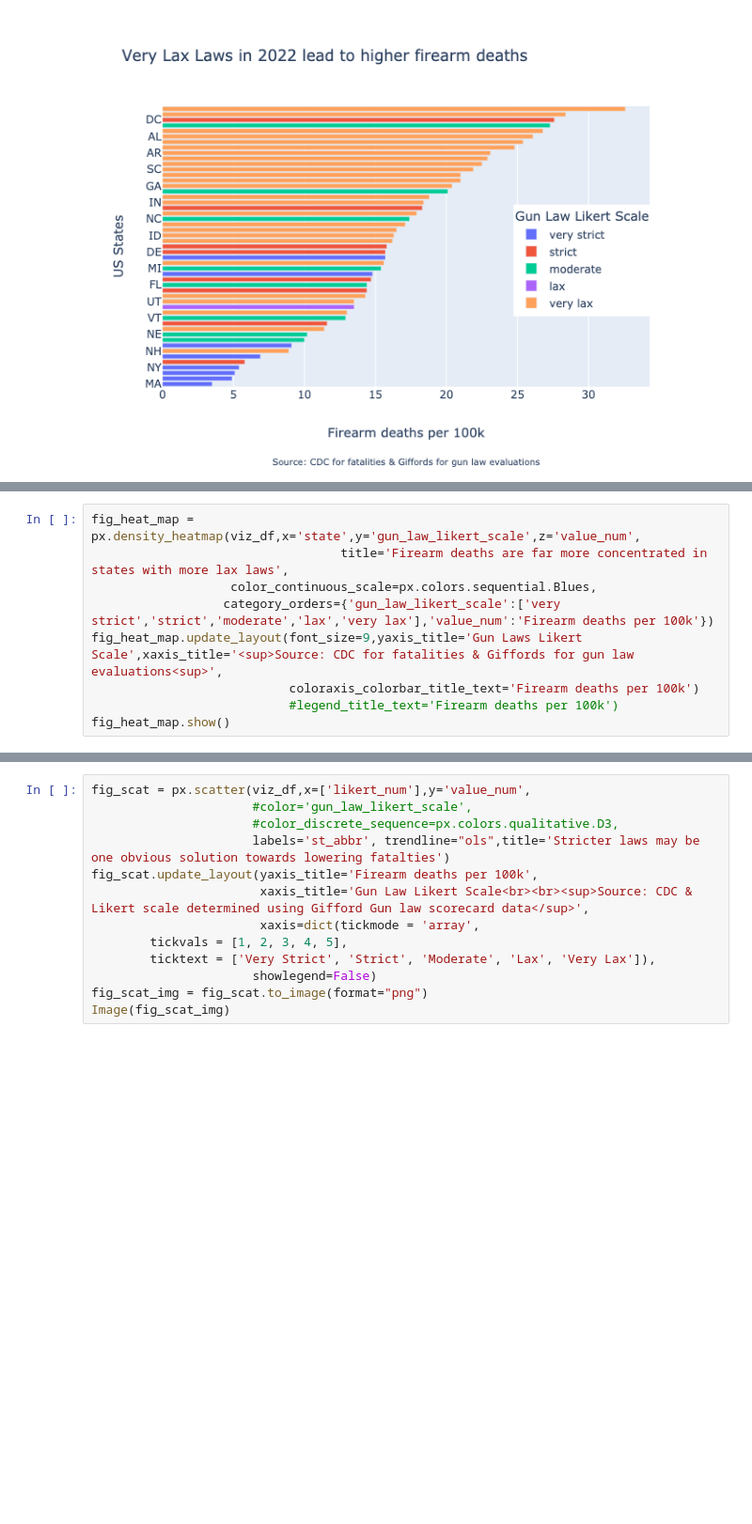
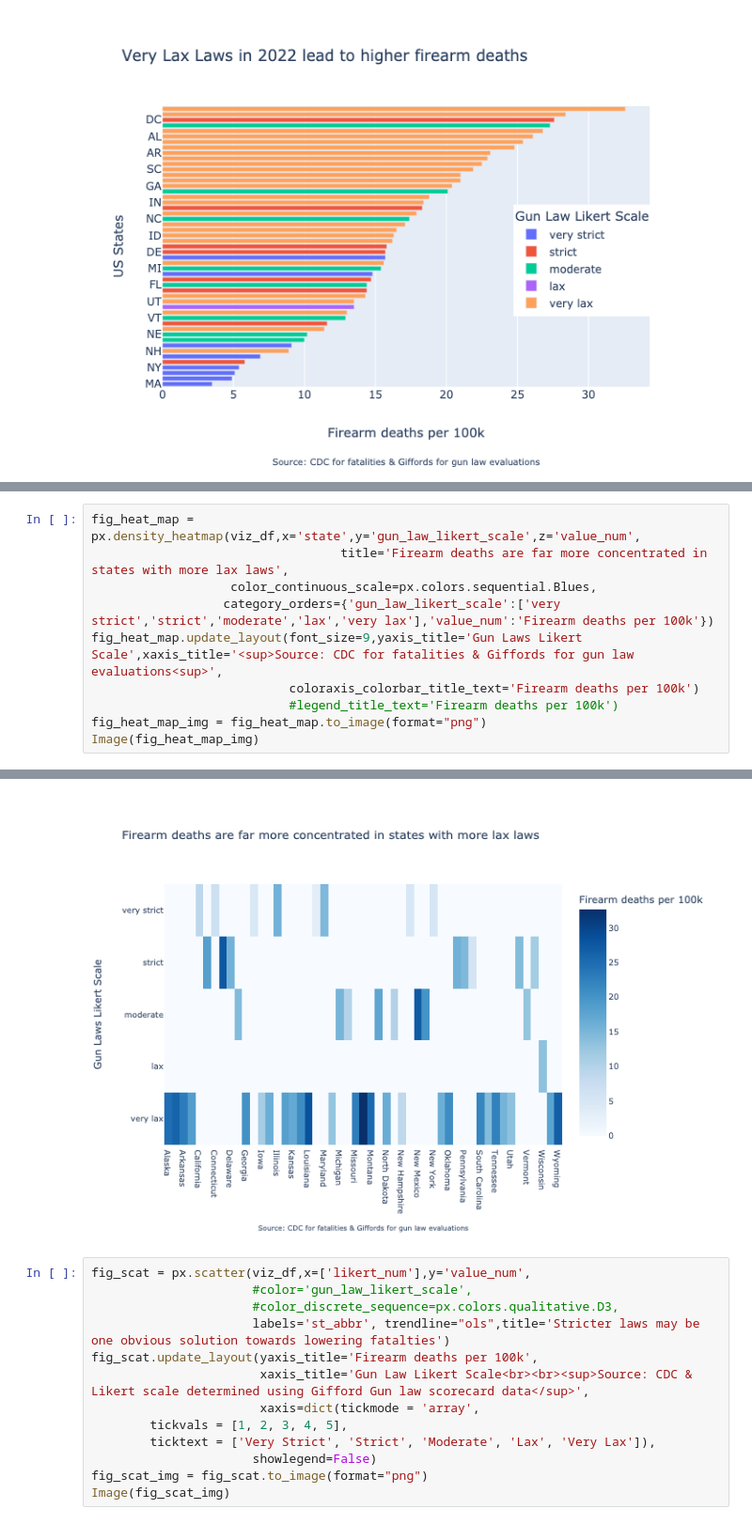
Before and after one commit to jforster19/Data608, a Jupyter notebook: Data Story 3 Draft.ipynb, the cells around one changed output, grey strips where cells are left out. Shown: that part at 94% size. Drawn from its saved outputs; the diff is of its cells as text; blank space fills up the shorter version.

```diff
--- a/Data Story 3 Draft.ipynb
+++ b/Data Story 3 Draft.ipynb
@@ -290,5 +290,6 @@ fig_heat_map = px.density_heatmap(viz_df,x='state',y='gun_law_likert_scale',z='v
 fig_heat_map.update_layout(font_size=9,yaxis_title='Gun Laws Likert Scale',xaxis_title='<sup>Source: CDC for fatalities & Giffords for gun law evaluations<sup>',
                            coloraxis_colorbar_title_text='Firearm deaths per 100k')
                            #legend_title_text='Firearm deaths per 100k')
-fig_heat_map.show()
+fig_heat_map_img = fig_heat_map.to_image(format="png")
+Image(fig_heat_map_img)
 # %% [output]
@@ -296,3 +296,4 @@ fig_heat_map.show()
+[figure, added]
 # %%
 fig_scat = px.scatter(viz_df,x=['likert_num'],y='value_num',
                       #color='gun_law_likert_scale',
```
Also changed, not shown: parts of 2 cells of this notebook.
